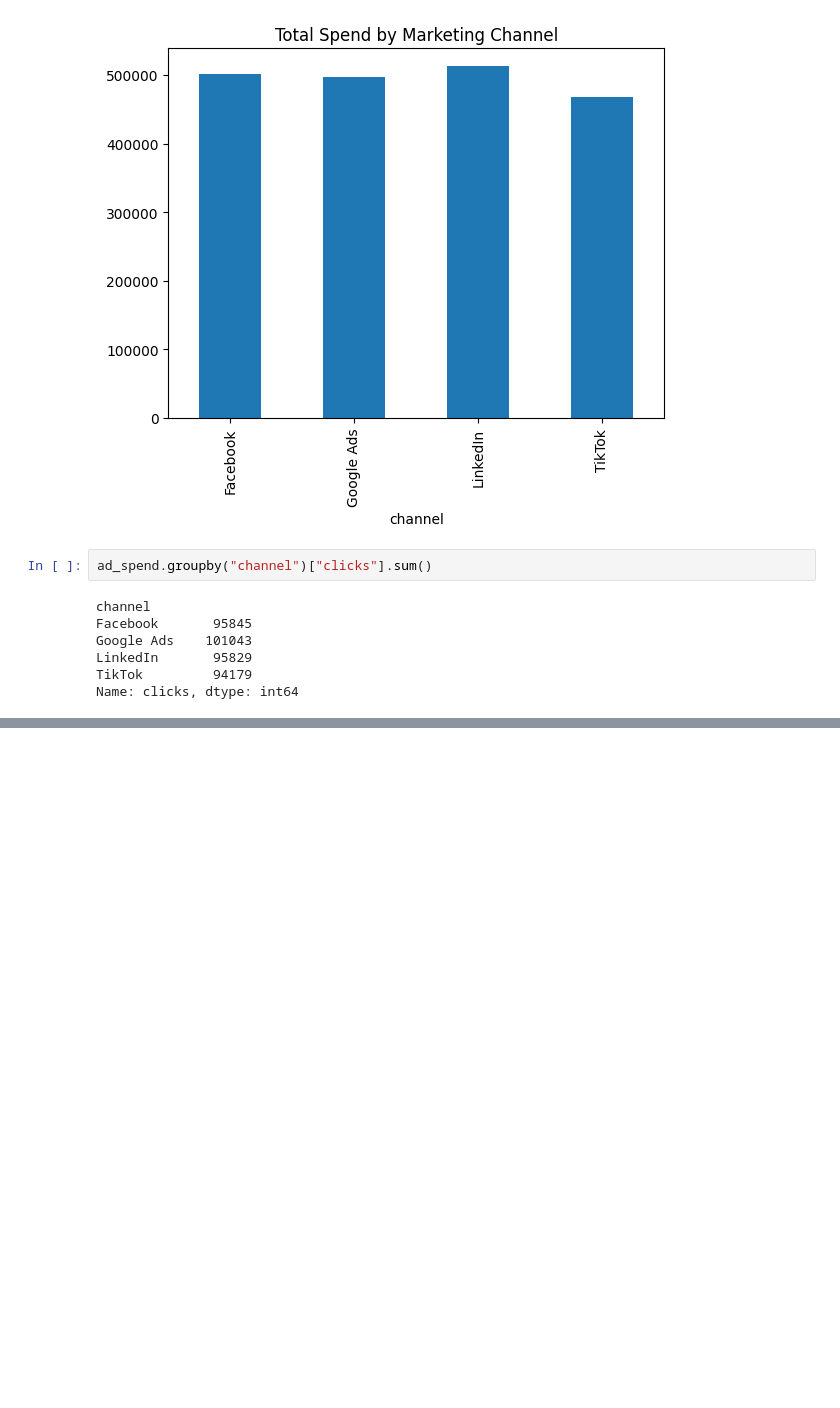
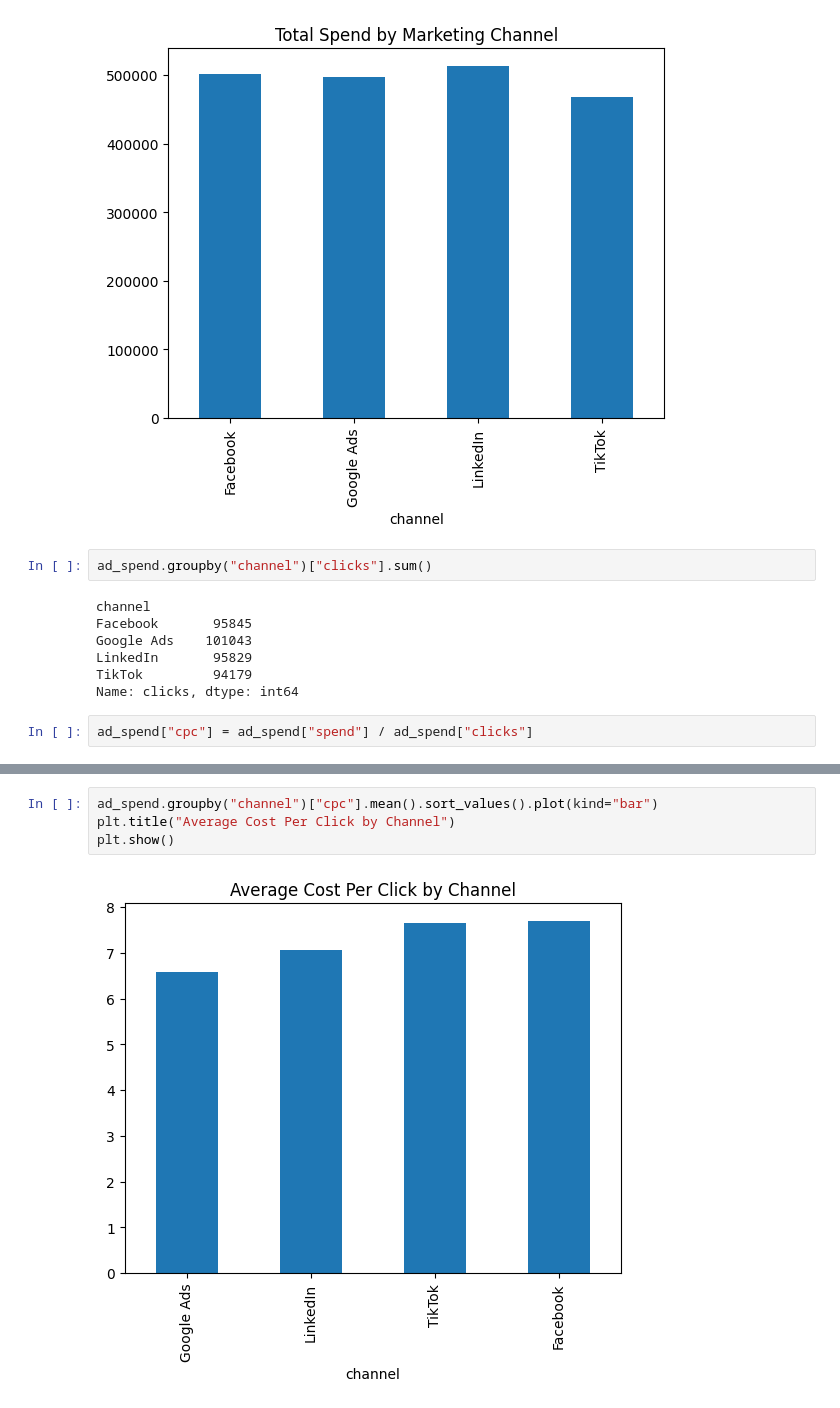
Before and after one commit to snehaone1/multi-touch-marketing-attribution, a Jupyter notebook: notebooks/eda.ipynb, the cells around one changed output, grey strips where cells are left out. Saved outputs shown, nothing was run; the diff lists cells and outputs as text; blank space fills up the shorter version.

```diff
--- a/notebooks/eda.ipynb
+++ b/notebooks/eda.ipynb
@@ -180,3 +180,5 @@ Google Ads    101043
 LinkedIn       95829
 TikTok         94179
 Name: clicks, dtype: int64
+# %%
+ad_spend["cpc"] = ad_spend["spend"] / ad_spend["clicks"]
@@ -182,0 +257,6 @@ Name: clicks, dtype: int64
+# %%
+ad_spend.groupby("channel")["cpc"].mean().sort_values().plot(kind="bar")
+plt.title("Average Cost Per Click by Channel")
+plt.show()
+# %% [output]
+[figure, added]
```
Also changed, not shown: parts of 37 cells of this notebook.
